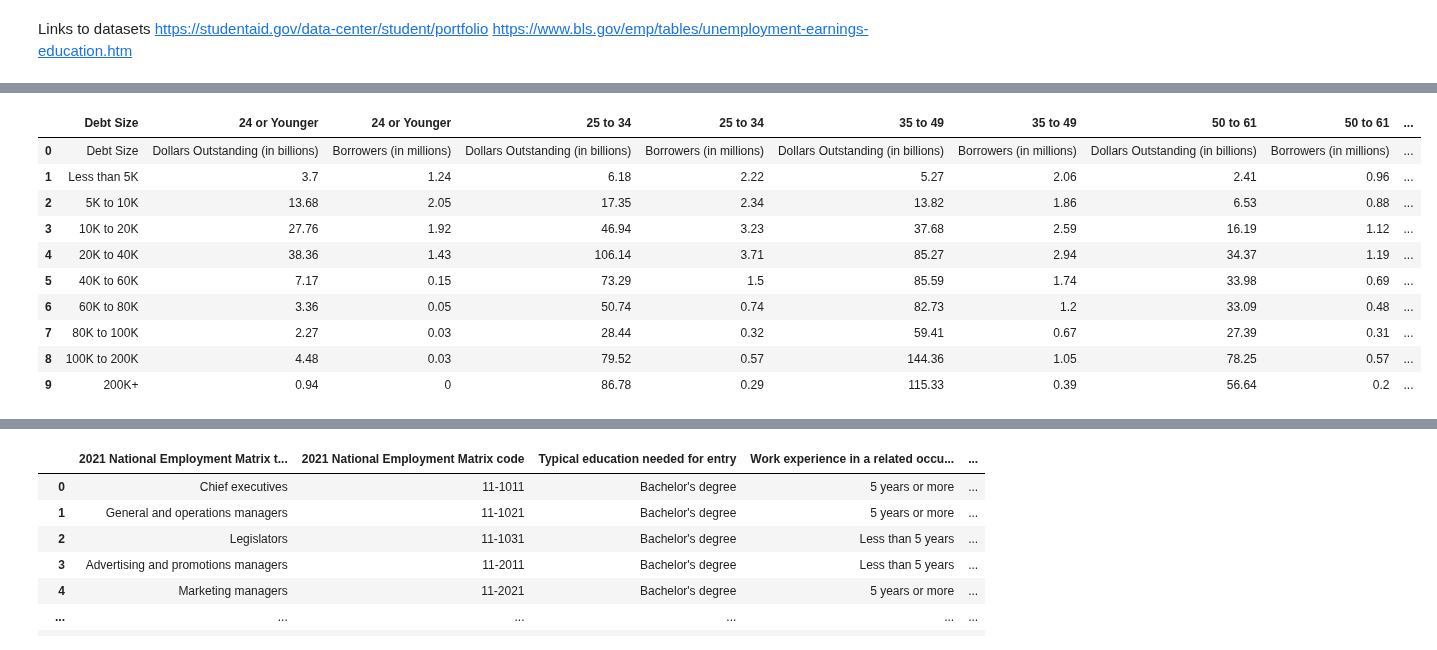
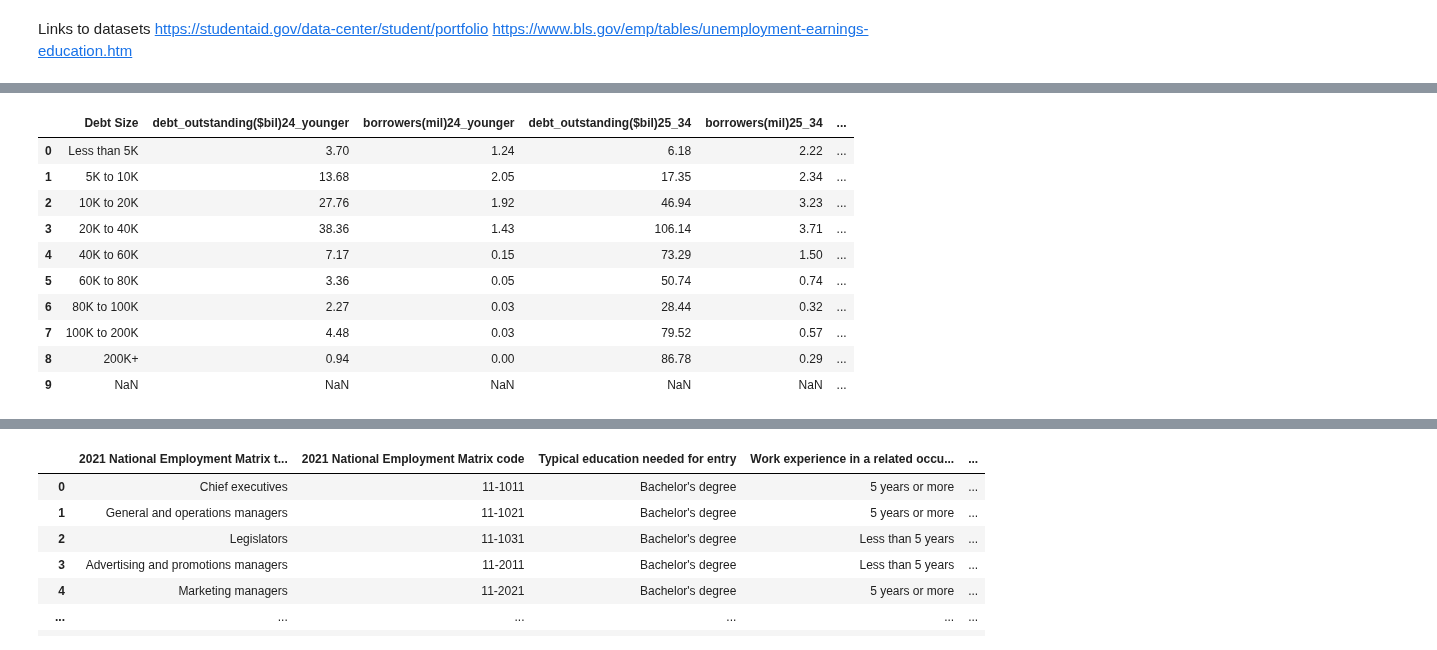
Before and after one commit to sberberian/Beer-Characteristics-Profiling, a Jupyter notebook: exploratory_analysis.ipynb, the cells around one changed output, grey strips where cells are left out. Drawn from its saved outputs; the diff is of its cells as text; code cells hidden in the pictures.

Commit message:
cleaning dataframes and adding initial database diagram

```diff
--- a/exploratory_analysis.ipynb
+++ b/exploratory_analysis.ipynb
@@ -11,31 +19,37 @@ https://www.bls.gov/emp/tables/unemployment-earnings-education.htm
 # %%
 # Load the data
 # https://studentaid.gov/data-center/student/portfolio
 
 # Federal Student Loan Portfolio by Borrower Age and Debt Size
 # Data Source: Enterprise Data Warehouse
 # Data as of June 30, 2022
 file_to_load = os.path.join("Resources", "Portfolio-by-Age-Debt-Size.xls")
 
-age_debt_df = pd.read_excel(file_to_load, skiprows = 5)
+age_debt_df = pd.read_excel(file_to_load, skiprows = 6)
 
 # Fix column names
-AD_column_names = ["Debt Size", "24 or Younger", "24 or Younger", "25 to 34", "25 to 34", "35 to 49", "35 to 49", "50 to 61", "50 to 61", "62 and Older", "62 and Older"]
+AD_column_names = [
+    "Debt Size", "debt_outstanding($bil)24_younger", "borrowers(mil)24_younger",
+    "debt_outstanding($bil)25_34", "borrowers(mil)25_34",
+    "debt_outstanding($bil)35_49", "borrowers(mil)35_49",
+    "debt_outstanding($bil)50_61", "borrowers(mil)50_61",
+    "debt_outstanding($bil)62_older", "borrowers(mil)62_older"
+    ]
 age_debt_df.columns = [AD_column_names]
 # Drop empty rows
 age_debt_df = age_debt_df[0:10]
 # age_debt_df.set_index("Debt Size", inplace=True)
 
 age_debt_df
 # %% [output]
-|  | Debt Size | 24 or Younger | 24 or Younger | 25 to 34 | 25 to 34 | 35 to 49 | 35 to 49 | 50 to 61 | 50 to 61 | ... |
-| 0 | Debt Size | Dollars Outstanding (in billions) | Borrowers (in millions) | Dollars Outstanding (in billions) | Borrowers (in millions) | Dollars Outstanding (in billions) | Borrowers (in millions) | Dollars Outstanding (in billions) | Borrowers (in millions) | ... |
-| 1 | Less than 5K | 3.7 | 1.24 | 6.18 | 2.22 | 5.27 | 2.06 | 2.41 | 0.96 | ... |
-| 2 | 5K to 10K | 13.68 | 2.05 | 17.35 | 2.34 | 13.82 | 1.86 | 6.53 | 0.88 | ... |
-| 3 | 10K to 20K | 27.76 | 1.92 | 46.94 | 3.23 | 37.68 | 2.59 | 16.19 | 1.12 | ... |
-| 4 | 20K to 40K | 38.36 | 1.43 | 106.14 | 3.71 | 85.27 | 2.94 | 34.37 | 1.19 | ... |
-| 5 | 40K to 60K | 7.17 | 0.15 | 73.29 | 1.5 | 85.59 | 1.74 | 33.98 | 0.69 | ... |
-| 6 | 60K to 80K | 3.36 | 0.05 | 50.74 | 0.74 | 82.73 | 1.2 | 33.09 | 0.48 | ... |
-| 7 | 80K to 100K | 2.27 | 0.03 | 28.44 | 0.32 | 59.41 | 0.67 | 27.39 | 0.31 | ... |
-| 8 | 100K to 200K | 4.48 | 0.03 | 79.52 | 0.57 | 144.36 | 1.05 | 78.25 | 0.57 | ... |
-| 9 | 200K+ | 0.94 | 0 | 86.78 | 0.29 | 115.33 | 0.39 | 56.64 | 0.2 | ... |
+|  | Debt Size | debt_outstanding($bil)24_younger | borrowers(mil)24_younger | debt_outstanding($bil)25_34 | borrowers(mil)25_34 | ... |
+| 0 | Less than 5K | 3.70 | 1.24 | 6.18 | 2.22 | ... |
+| 1 | 5K to 10K | 13.68 | 2.05 | 17.35 | 2.34 | ... |
+| 2 | 10K to 20K | 27.76 | 1.92 | 46.94 | 3.23 | ... |
+| 3 | 20K to 40K | 38.36 | 1.43 | 106.14 | 3.71 | ... |
+| 4 | 40K to 60K | 7.17 | 0.15 | 73.29 | 1.50 | ... |
+| 5 | 60K to 80K | 3.36 | 0.05 | 50.74 | 0.74 | ... |
+| 6 | 80K to 100K | 2.27 | 0.03 | 28.44 | 0.32 | ... |
+| 7 | 100K to 200K | 4.48 | 0.03 | 79.52 | 0.57 | ... |
+| 8 | 200K+ | 0.94 | 0.00 | 86.78 | 0.29 | ... |
+| 9 | NaN | NaN | NaN | NaN | NaN | ... |
```
Also changed, not shown: parts of 14 cells of this notebook, 3 other files.
